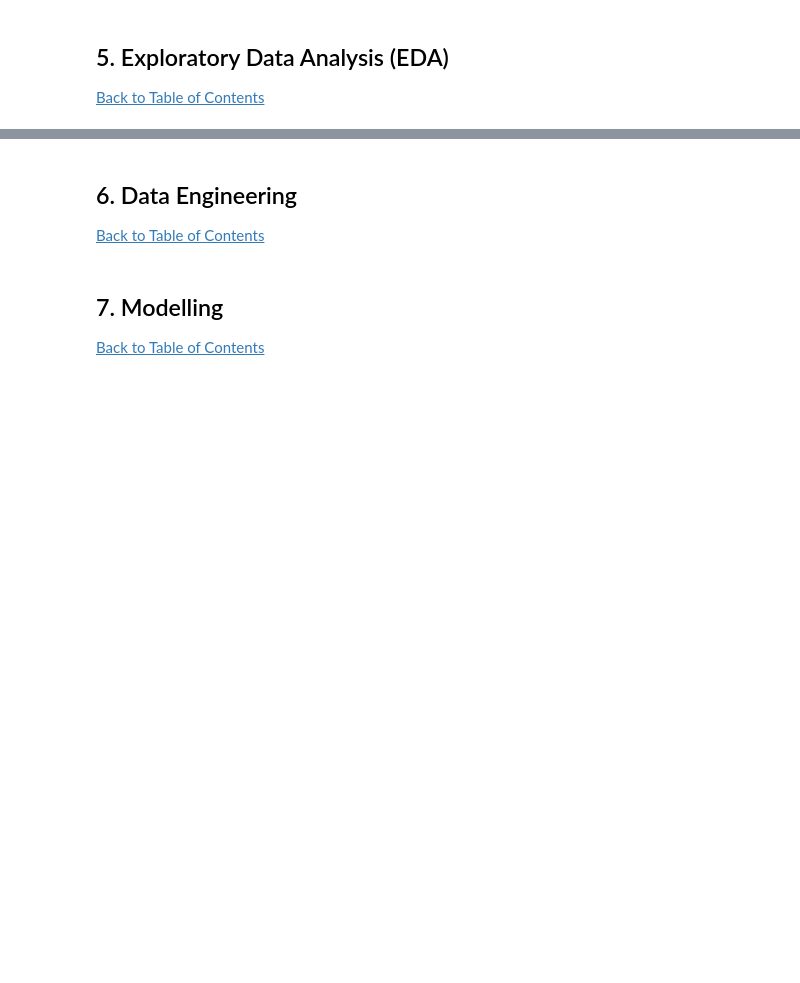
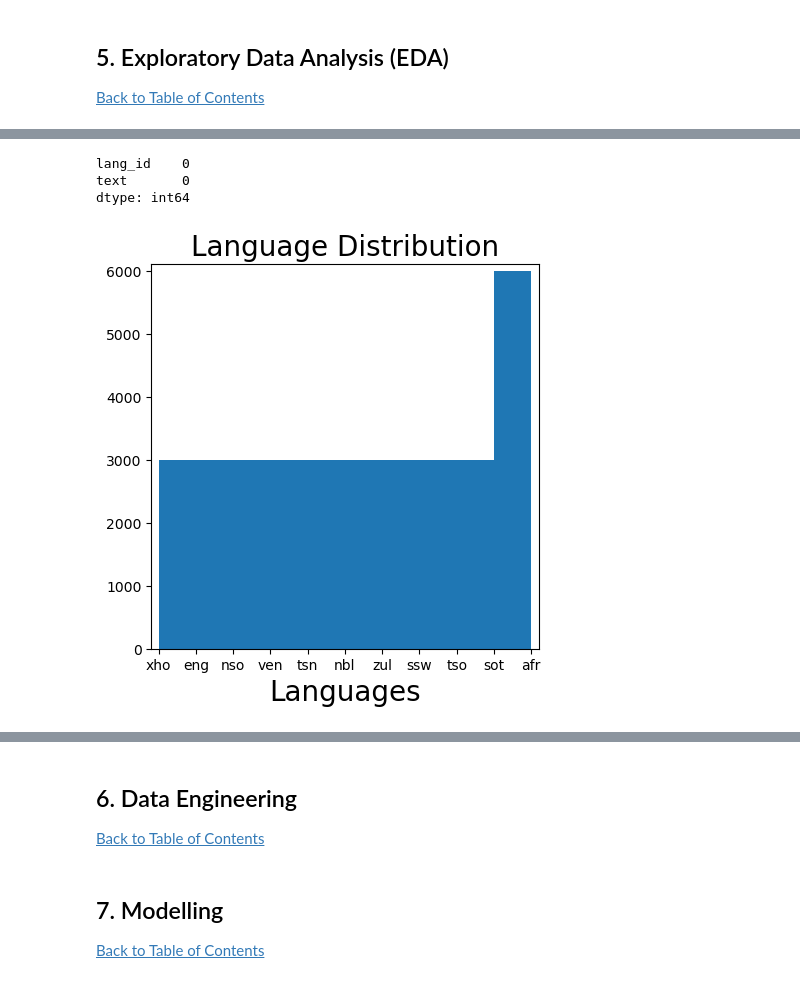
Before and after one commit to leiTiro/Lesego_Tiro-Explore, a Jupyter notebook: SA Laguange Kaggle Challenge.ipynb, the cells around one changed output, grey strips where cells are left out. Saved outputs shown, nothing was run; the diff lists cells and outputs as text; code cells hidden in the pictures; blank space fills up the shorter version.

```diff
--- a/SA Laguange Kaggle Challenge.ipynb
+++ b/SA Laguange Kaggle Challenge.ipynb
@@ -121,0 +184,19 @@ df_test.head()
+# %%
+# Nullvalues present in each column
+df_train.isnull().sum()
+# %% [output]
+lang_id    0
+text       0
+dtype: int64
+# %%
+plt.figure(figsize=(5,5))
+plt.margins(0.02)
+plt.xlabel('Languages', fontsize=20)
+plt.xticks(fontsize=10)
+#plt.ylabel('Frequency', fontsize=20)
+plt.yticks(fontsize=10)
+plt.hist(df_train['lang_id'], bins=10)
+plt.title('Language Distribution', fontsize=20)
+plt.show()
+# %% [output]
+[figure, added]
```
Also changed, not shown: parts of 12 cells of this notebook.
